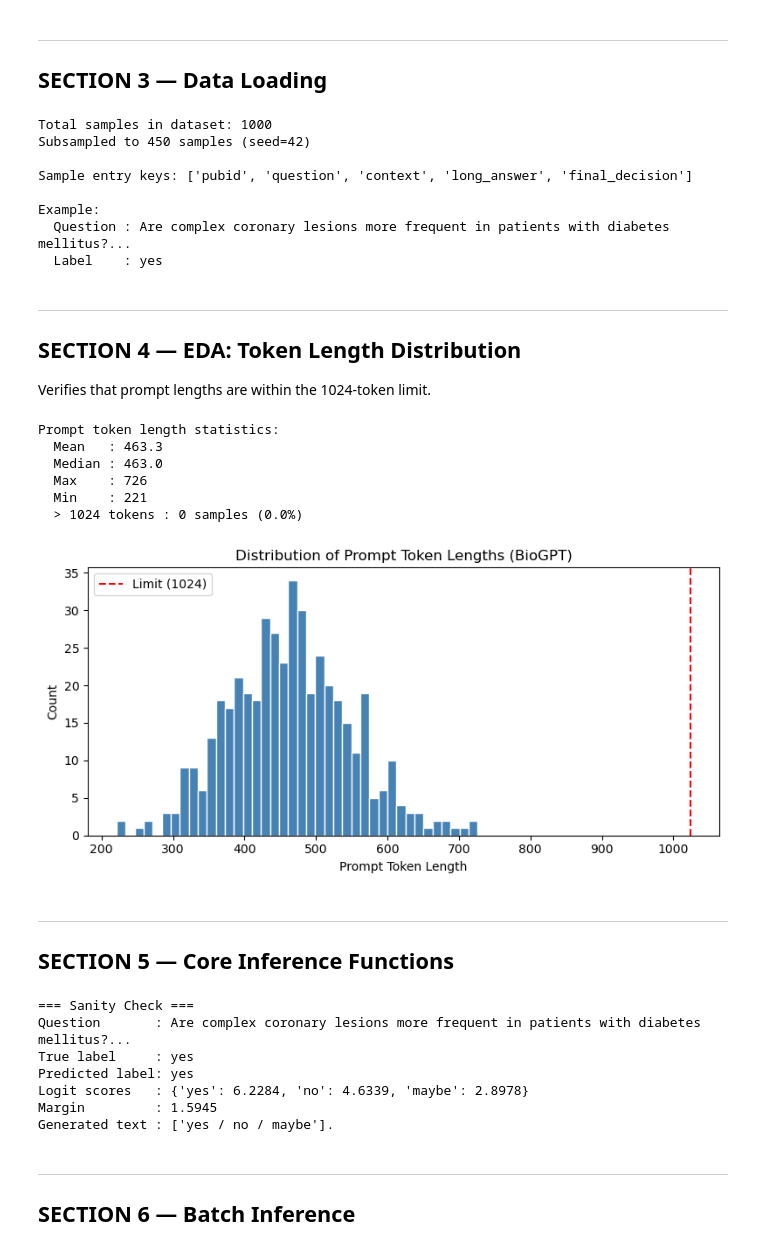
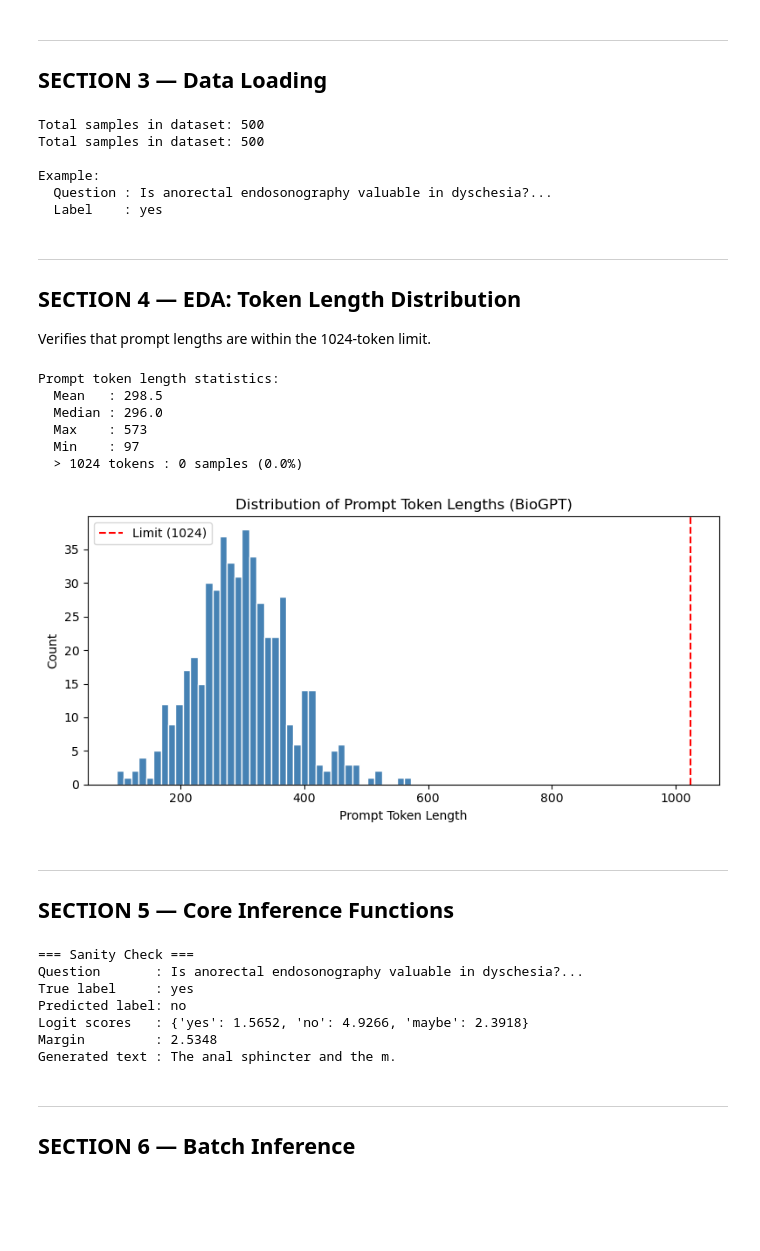
Before and after one commit to realhenrycheng/AITA_Coursework_Team11, a Jupyter notebook: biogpt_zeroshot_experiment.ipynb, the cells around one changed output. Drawn from its saved outputs; the diff is of its cells as text; code cells hidden in the pictures; blank space fills up the shorter version.

```diff
--- a/biogpt_zeroshot_experiment.ipynb
+++ b/biogpt_zeroshot_experiment.ipynb
@@ -26,10 +26,12 @@ This notebook implements BioGPT as a **standalone third comparison group**, sepa
 # ============================================================
 #  CONFIG — Edit this cell to adjust all experiment parameters
 # ============================================================
-
+import os
 # --- Model ---
 MODEL_ID        = "microsoft/biogpt"          # Zero-shot model (pre-trained only)
-MODEL_CACHE_DIR = r"E:\0000NLP_Models"         # Local cache directory for model weights
+#MODEL_CACHE_DIR = r"E:\0000NLP_Models"
+_SHARED_CACHE = r"E:\0000NLP_Models"          # Local cache directory for model weights
+MODEL_CACHE_DIR = _SHARED_CACHE if os.path.isdir(_SHARED_CACHE) else None
 
 # --- Input ---
 MAX_INPUT_TOKENS = 1024    # BioGPT max context window
@@ -60,13 +62,17 @@ LENGTH_BUCKET_THRESHOLD  = 512     # Token length above which a sample is consid
 DATASET_NAME   = "qiaojin/PubMedQA"
 DATASET_CONFIG = "pqa_labeled"
 DATASET_SPLIT  = "train"           # PubMedQA labeled set
-TEST_SIZE      = 450               # Number of samples to evaluate (set None to use all)
-RANDOM_SEED    = 42
+TEST_SIZE      = 500               # Number of samples to evaluate (set None to use all)
+RANDOM_SEED    = 11
 
 # ============================================================
 print("Config loaded.")
 print(f"  Model        : {MODEL_ID}")
-print(f"  Cache dir    : {MODEL_CACHE_DIR}")
+#print(f"  Cache dir    : {MODEL_CACHE_DIR}")
+if MODEL_CACHE_DIR:
+    print(f"Using shared cache directory: {MODEL_CACHE_DIR}")
+else:
+    print("Shared cache not found, using HuggingFace default cache.")
 print(f"  Max tokens   : {MAX_INPUT_TOKENS}")
 print(f"  Margin thresh: {CONFIDENCE_MARGIN_THRESHOLD}")
 print(f"  Test samples : {TEST_SIZE}")
@@ -169,6 +173,9 @@ Label token IDs: {'yes': 22700, 'no': 102, 'maybe': 22731}
 ---
 ## SECTION 3 — Data Loading
 # %%
+dataset = PubMedQAData("data").test_set
+print(f"Total samples in dataset: {len(dataset)}")
+'''
 dataset = load_dataset(DATASET_NAME, DATASET_CONFIG, split=DATASET_SPLIT)
 print(f"Total samples in dataset: {len(dataset)}")
 
@@ -179,19 +186,18 @@ if TEST_SIZE is not None and TEST_SIZE < len(dataset):
     indices = random.sample(range(len(dataset)), TEST_SIZE)
     dataset = dataset.select(indices)
     print(f"Subsampled to {TEST_SIZE} samples (seed={RANDOM_SEED})")
-
-print(f"\nSample entry keys: {list(dataset[0].keys())}")
+'''
+dataset = [{"id": doc_id, **sample} for doc_id, sample in dataset.items()]
+print(f"Total samples in dataset: {len(dataset)}")
 print("\nExample:")
-print(f"  Question : {dataset[0]['question'][:100]}...")
+print(f"  Question : {dataset[0]['QUESTION'][:100]}...")
 print(f"  Label    : {dataset[0]['final_decision']}")
 # %% [output]
-Total samples in dataset: 1000
-Subsampled to 450 samples (seed=42)
-
-Sample entry keys: ['pubid', 'question', 'context', 'long_answer', 'final_decision']
+Total samples in dataset: 500
+Total samples in dataset: 500
 
 Example:
-  Question : Are complex coronary lesions more frequent in patients with diabetes mellitus?...
+  Question : Is anorectal endosonography valuable in dyschesia?...
   Label    : yes
 # %% [markdown]
 ---
@@ -210,39 +216,39 @@ def build_prompt(question, context, variant_idx=0):
 
 # Count prompt token lengths (variant 0 = primary prompt)
 prompt_lengths = []
 for sample in tqdm(dataset, desc="Counting token lengths"):
-    prompt = build_prompt(sample["question"], sample["context"])
+    prompt = build_prompt(sample["QUESTION"], sample["CONTEXTS"])
     token_len = len(tokenizer.encode(prompt))
     prompt_lengths.append(token_len)
 
 prompt_lengths = np.array(prompt_lengths)
 
 print(f"Prompt token length statistics:")
 print(f"  Mean   : {prompt_lengths.mean():.1f}")
 print(f"  Median : {np.median(prompt_lengths):.1f}")
 print(f"  Max    : {prompt_lengths.max()}")
 print(f"  Min    : {prompt_lengths.min()}")
 print(f"  > {MAX_INPUT_TOKENS} tokens : {(prompt_lengths > MAX_INPUT_TOKENS).sum()} samples "
       f"({(prompt_lengths > MAX_INPUT_TOKENS).mean()*100:.1f}%)")
 
 # Plot distribution
 plt.figure(figsize=(8, 4))
 plt.hist(prompt_lengths, bins=40, color="steelblue", edgecolor="white")
 plt.axvline(MAX_INPUT_TOKENS, color="red", linestyle="--", label=f"Limit ({MAX_INPUT_TOKENS})")
 plt.xlabel("Prompt Token Length")
 plt.ylabel("Count")
 plt.title("Distribution of Prompt Token Lengths (BioGPT)")
 plt.legend()
 plt.tight_layout()
 plt.show()
 # %% [output]
 Prompt token length statistics:
-  Mean   : 463.3
-  Median : 463.0
-  Max    : 726
-  Min    : 221
+  Mean   : 298.5
+  Median : 296.0
+  Max    : 573
+  Min    : 97
   > 1024 tokens : 0 samples (0.0%)
-[figure, old version]
+[figure, new version]
 # %% [markdown]
 ---
 ## SECTION 5 — Core Inference Functions
@@ -303,10 +309,10 @@ def predict_single(question, context, variant_idx=0):
 # %%
 # Quick sanity check on one sample
 sample = dataset[0]
-result = predict_single(sample["question"], sample["context"])
+result = predict_single(sample["QUESTION"], sample["CONTEXTS"])
 
 print("=== Sanity Check ===")
-print(f"Question       : {sample['question'][:120]}...")
+print(f"Question       : {sample['QUESTION'][:120]}...")
 print(f"True label     : {sample['final_decision']}")
 print(f"Predicted label: {result['predicted_label']}")
 print(f"Logit scores   : {result['confidence_scores']}")
@@ -314,12 +320,12 @@ print(f"Margin         : {result['confidence_margin']}")
 print(f"Generated text : {result['generated_text']}")
 # %% [output]
 === Sanity Check ===
-Question       : Are complex coronary lesions more frequent in patients with diabetes mellitus?...
+Question       : Is anorectal endosonography valuable in dyschesia?...
 True label     : yes
-Predicted label: yes
-Logit scores   : {'yes': 6.2284, 'no': 4.6339, 'maybe': 2.8978}
-Margin         : 1.5945
-Generated text : ['yes / no / maybe'].
+Predicted label: no
+Logit scores   : {'yes': 1.5652, 'no': 4.9266, 'maybe': 2.3918}
+Margin         : 2.5348
+Generated text : The anal sphincter and the m.
 # %% [markdown]
 ---
 ## SECTION 6 — Batch Inference
```
Also changed, not shown: parts of 14 cells of this notebook, 3 other files.
